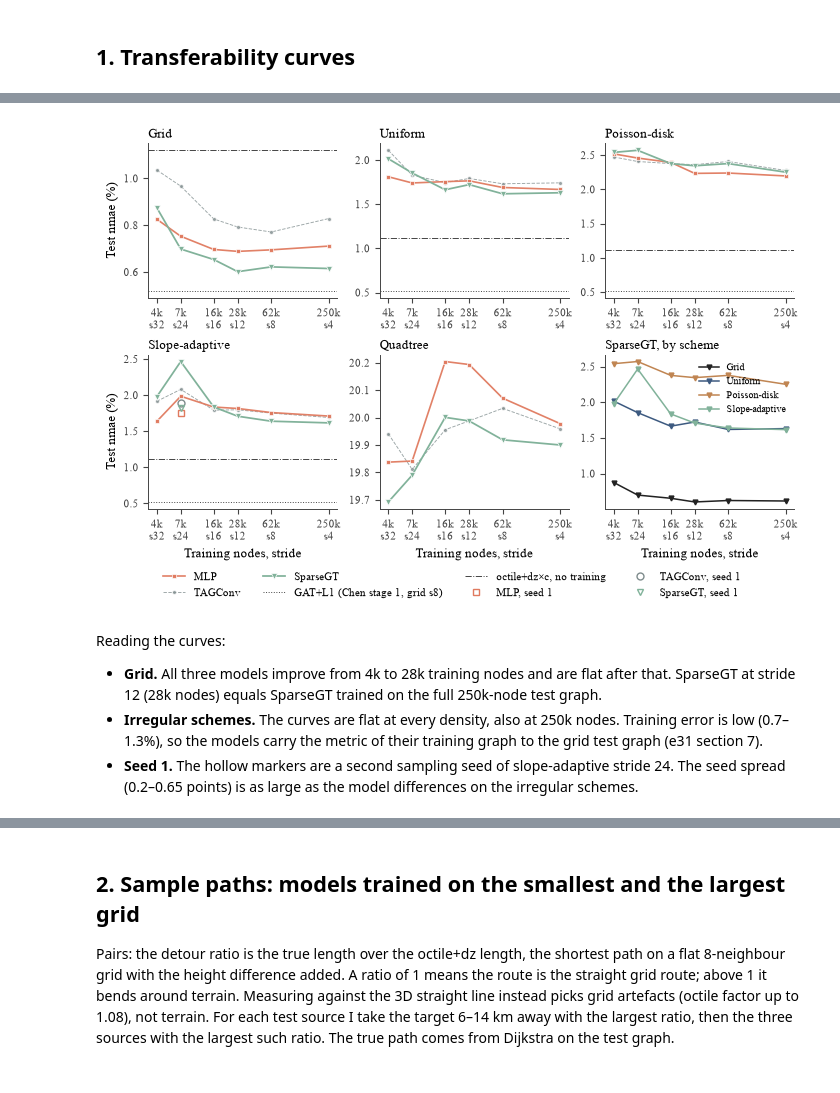
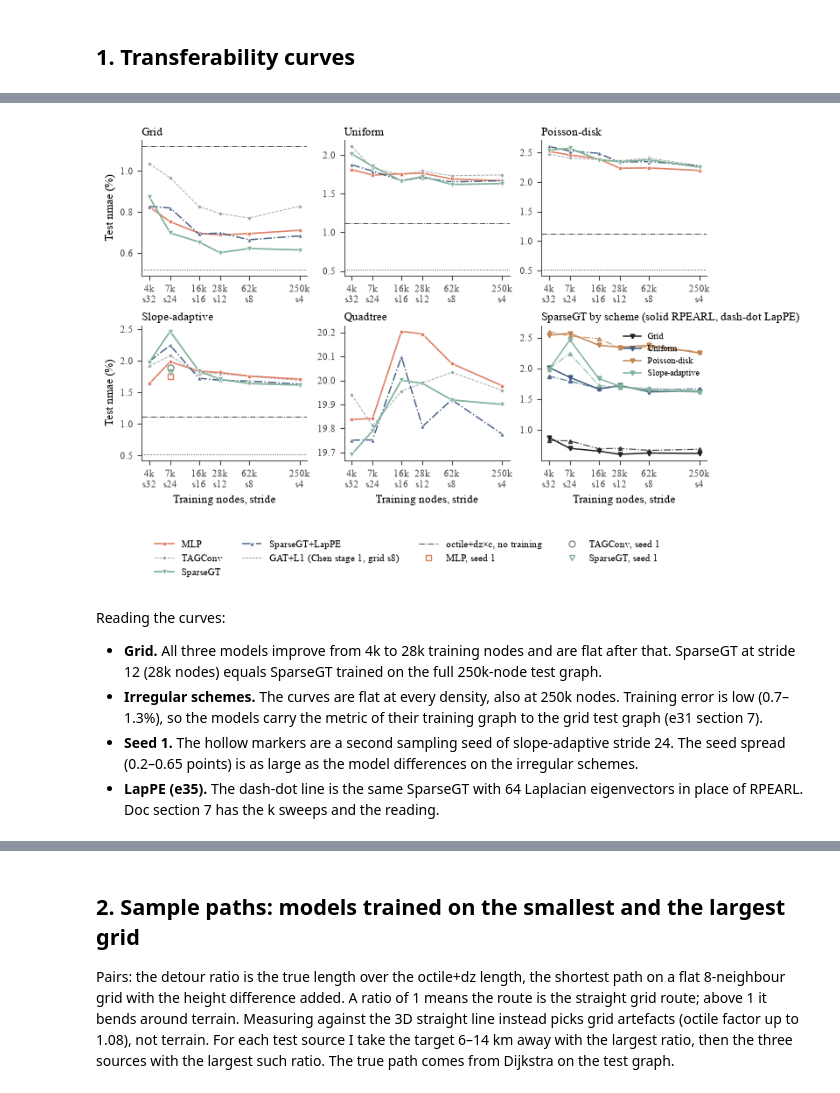
Before and after one commit to jotaporras/shortest-paths-nn, a Jupyter notebook: notebooks/e34_transfer_suite.ipynb, the cells around one changed output, grey strips where cells are left out. Saved outputs shown, nothing was run; the diff lists cells and outputs as text; code cells hidden in the pictures.

```diff
--- a/notebooks/e34_transfer_suite.ipynb
+++ b/notebooks/e34_transfer_suite.ipynb
@@ -33,6 +36,8 @@ import scipy.sparse as sp
 from scipy.sparse.csgraph import dijkstra
 
 RUNS = Path(os.environ.get('E34_RUNS', '~/runs/e34')).expanduser()
+E35 = Path(os.environ.get('E35_RUNS', '~/runs/e35/suite')).expanduser()     # the sgt2lap runs (e35)
+LAPPE = Path(os.environ.get('SPNN_LAPPE_CACHE', '~/data/spnn/lappe')).expanduser()   # eigenvectors + cost sidecars
 DATA = Path(os.environ.get('E34_DATA', '~/data/spnn/e31')).expanduser()
 TEST = Path(os.environ.get('E34_TEST', '~/data/spnn/full_test-004.npz')).expanduser()
 REPO = Path(os.environ.get('SPNN_REPO', '..')).resolve()
@@ -45,16 +50,19 @@ SCHEMES = ['grid', 'uniform', 'poisson-disk', 'slope-adaptive', 'quadtree']
 SCHEME_TITLES = {'grid': 'Grid', 'uniform': 'Uniform', 'poisson-disk': 'Poisson-disk',
                  'slope-adaptive': 'Slope-adaptive', 'quadtree': 'Quadtree'}
 STRIDES = [32, 24, 16, 12, 8, 4]
-MODELS = ['mlp', 'tagconv', 'sgt2']
-MODEL_NAMES = {'mlp': 'MLP', 'tagconv': 'TAGConv', 'sgt2': 'SparseGT'}
+MODELS = ['mlp', 'tagconv', 'sgt2', 'sgt2lap']
+MODEL_NAMES = {'mlp': 'MLP', 'tagconv': 'TAGConv', 'sgt2': 'SparseGT', 'sgt2lap': 'SparseGT+LapPE'}
+SHORT = {'mlp': 'MLP', 'tagconv': 'TAG', 'sgt2': 'SGT', 'sgt2lap': 'LapPE'}
 
 # Colours and markers from notebooks/PLOTTING_STYLE.md: TAGConv takes the GNN baseline style,
 # SparseGT the Sparse GT colour; MLP takes the first extra colour.
-PALETTE = {'mlp': '#e07a5f', 'tagconv': '#7f8c8d', 'sgt2': '#81b29a'}
-MARKERS = {'mlp': 's', 'tagconv': 'o', 'sgt2': 'v'}
+PALETTE = {'mlp': '#e07a5f', 'tagconv': '#7f8c8d', 'sgt2': '#81b29a', 'sgt2lap': '#3d5a80'}
+MARKERS = {'mlp': 's', 'tagconv': 'o', 'sgt2': 'v', 'sgt2lap': '^'}
 def line_attrs(model, base_lw=1.2, base_ms=3.5):
     if model == 'tagconv':
         return dict(lw=base_lw * 0.55, ms=base_ms * 0.78, alpha=0.78, ls='--', zorder=2)
+    if model == 'sgt2lap':
+        return dict(lw=base_lw * 0.9, ms=base_ms, alpha=0.95, ls='-.', zorder=4)
     if model == 'sgt2':
         return dict(lw=base_lw * 1.05, ms=base_ms * 1.05, alpha=1.0, ls='-', zorder=5)
     return dict(lw=base_lw, ms=base_ms, alpha=0.95, ls='-', zorder=3)
@@ -74,12 +82,23 @@ def clean_axes(ax):
     ax.tick_params(colors='#444')
 
 # Reference numbers on the same test set (docs/2026-10-e31-sampling-transfer.md, section 6).
+# Chen et al. (ICML 2025) numbers are from their Table 3 on their own test graph, not on full_test-004.
 REFS = {'GAT+L1 (Chen stage 1, grid s8)': (0.52, ':'), 'octile+dz×c, no training': (1.12, '-.')}
+REFS_ACC2 = {'GAT+L1 (Chen stage 1, grid s8)': (96.5, ':'), 'octile+dz×c, no training': (86.2, '-.'),
+             'Chen M-CTR, paper': (91.1, '--')}
+REF_TABLE = pd.DataFrame([
+    ('Chen, Coarse-GAT+L1 (paper Table 3, own test graph)', 1.05, 89.2),
+    ('Chen, M-CTR two-stage (paper Table 3, own test graph)', 0.90, 91.1),
+    ('Our replication of Chen stage 1, GAT+L1, grid s8, 500 epochs', 0.52, 96.5),
+    ('octile+dz × c, 100 calibration pairs', 1.12, 86.2),
+    ('octile+dz, no training', 2.40, 47.1),
+], columns=['reference', 'test nmae (%)', 'acc<2% (%)'])
 # %% [markdown]
 ## 1. Transferability curves
 # %%
 rows = []
-for f in sorted(RUNS.glob('norway_*_s??_*.json')) + sorted((RUNS / 'seed1').glob('norway_*_s??_*.json')):
+for f in (sorted(RUNS.glob('norway_*_s??_*.json')) + sorted((RUNS / 'seed1').glob('norway_*_s??_*.json'))
+          + sorted(E35.glob('norway_*_s??_sgt2lap.json'))):
     m = re.match(r'norway_(.+)_s(\d\d)_(\w+)\.json', f.name)
     scheme, stride, model = m[1], int(m[2]), m[3]
     seed = 0
@@ -91,7 +110,8 @@ for f in sorted(RUNS.glob('norway_*_s??_*.json')) + sorted((RUNS / 'seed1').glob
                      test_nmae=100 * final['test_nmae'], test_acc2=100 * final['test_acc_2pct'],
                      train_nmae=100 * final['final_train_nmae']))
 res = pd.DataFrame(rows)
-print(f"{len(res[res.seed == 0])} of 90 suite runs, {len(res[res.seed == 1])} seed-1 runs")
+print(f"{len(res[res.seed == 0])} of 120 suite runs ({res[res.seed == 0].groupby('model').size().to_dict()}), "
+      f"{len(res[res.seed == 1])} seed-1 runs")
 res[res.seed == 0].pivot_table(index=['scheme', 'stride'], columns='model', values='test_nmae') \
     .reindex(columns=MODELS).loc[SCHEMES].round(2)
 # %% [output]
@@ -117,5 +172,5 @@ res[res.seed == 0].pivot_table(index=['scheme', 'stride'], columns='model', valu
 # %%
-def plot_transfer(metric='test_nmae', ylabel='Test nmae (%)', refs=True, fname='e34_transfer_nmae'):
+def plot_transfer(metric='test_nmae', ylabel='Test nmae (%)', refs=REFS, fname='e34_transfer_nmae'):
     fig, axes = plt.subplots(2, 3, figsize=(7.0, 4.4), constrained_layout=True)
     ticks = sorted(res[res.scheme == 'grid'].drop_duplicates('stride')[['n_nodes', 'stride']].values.tolist())
     for ax, scheme in zip(axes.ravel(), SCHEMES):
@@ -126,41 +181,45 @@ def plot_transfer(metric='test_nmae', ylabel='Test nmae (%)', refs=True, fname='
                     markeredgecolor='white', markeredgewidth=0.5, **line_attrs(model))
             s1 = res[(res.scheme == scheme) & (res.seed == 1) & (res.model == model)]
             if len(s1):
                 ax.plot(s1.n_nodes, s1[metric], marker=MARKERS[model], ls='none', mfc='none',
                         color=PALETTE[model], ms=5, label=f'{MODEL_NAMES[model]}, seed 1')
         if refs and scheme != 'quadtree':
-            for name, (val, ls) in REFS.items():
-                ax.axhline(val if metric == 'test_nmae' else np.nan, color='#444', lw=0.7, ls=ls, label=name)
+            for name, (val, ls) in refs.items():
+                ax.axhline(val, color='#444', lw=0.7, ls=ls, label=name)
         ax.set_xscale('log')
         ax.set_xticks([n for n, _ in ticks], [f'{n/1000:.0f}k\ns{s}' for n, s in ticks])
         ax.minorticks_off()
         ax.set_title(SCHEME_TITLES[scheme])
         clean_axes(ax)
     # Last panel: SparseGT on every scheme except quadtree, to compare schemes on one axis.
     ax = axes.ravel()[-1]
     for scheme, c in zip(SCHEMES[:-1], ['#222', '#3d5a80', '#c08552', '#81b29a']):
         g = res[(res.scheme == scheme) & (res.model == 'sgt2') & (res.seed == 0)].sort_values('n_nodes')
         ax.plot(g.n_nodes, g[metric], marker='v', color=c, lw=1.1, ms=3.5, label=SCHEME_TITLES[scheme])
+        g = res[(res.scheme == scheme) & (res.model == 'sgt2lap') & (res.seed == 0)].sort_values('n_nodes')
+        if len(g):   # dash-dot: the same scheme with LapPE instead of RPEARL
+            ax.plot(g.n_nodes, g[metric], marker='^', color=c, lw=0.9, ms=3.0, ls='-.', alpha=0.8)
     ax.set_xscale('log'); ax.minorticks_off()
     ax.set_xticks([n for n, _ in ticks], [f'{n/1000:.0f}k\ns{s}' for n, s in ticks])
-    ax.set_title('SparseGT, by scheme'); ax.legend(frameon=False, fontsize=7); clean_axes(ax)
+    ax.set_title('SparseGT by scheme (solid RPEARL, dash-dot LapPE)'); ax.legend(frameon=False, fontsize=7); clean_axes(ax)
     for ax in axes[1, :]:
         ax.set_xlabel('Training nodes, stride')
     for ax in axes[:, 0]:
         ax.set_ylabel(ylabel)
     h, l = axes[0, 0].get_legend_handles_labels()
     h2, l2 = axes[1, 0].get_legend_handles_labels()   # slope-adaptive panel has the seed-1 markers
     seen = dict(zip(l, h)); seen.update({k: v for k, v in zip(l2, h2) if 'seed 1' in k})
-    fig.legend(seen.values(), seen.keys(), loc='lower center', ncol=4, frameon=False, bbox_to_anchor=(0.5, -0.1))
+    fig.legend(seen.values(), seen.keys(), loc='lower center', ncol=4, frameon=False, bbox_to_anchor=(0.5, -0.2))
     fig.savefig(FIGS / f'{fname}.pdf', bbox_inches='tight')
     plt.show()
 
 plot_transfer()
 # %% [output]
-[figure, old version]
+[figure, new version]
 # %% [markdown]
 Reading the curves:
 - **Grid.** All three models improve from 4k to 28k training nodes and are flat after that. SparseGT at stride 12 (28k nodes) equals SparseGT trained on the full 250k-node test graph.
 - **Irregular schemes.** The curves are flat at every density, also at 250k nodes. Training error is low (0.7–1.3%), so the models carry the metric of their training graph to the grid test graph (e31 section 7).
 - **Seed 1.** The hollow markers are a second sampling seed of slope-adaptive stride 24. The seed spread (0.2–0.65 points) is as large as the model differences on the irregular schemes.
+- **LapPE (e35).** The dash-dot line is the same SparseGT with 64 Laplacian eigenvectors in place of RPEARL. Doc section 7 has the k sweeps and the reading.
 # %%
```
Also changed, not shown: parts of 23 cells of this notebook, 23 other files.
